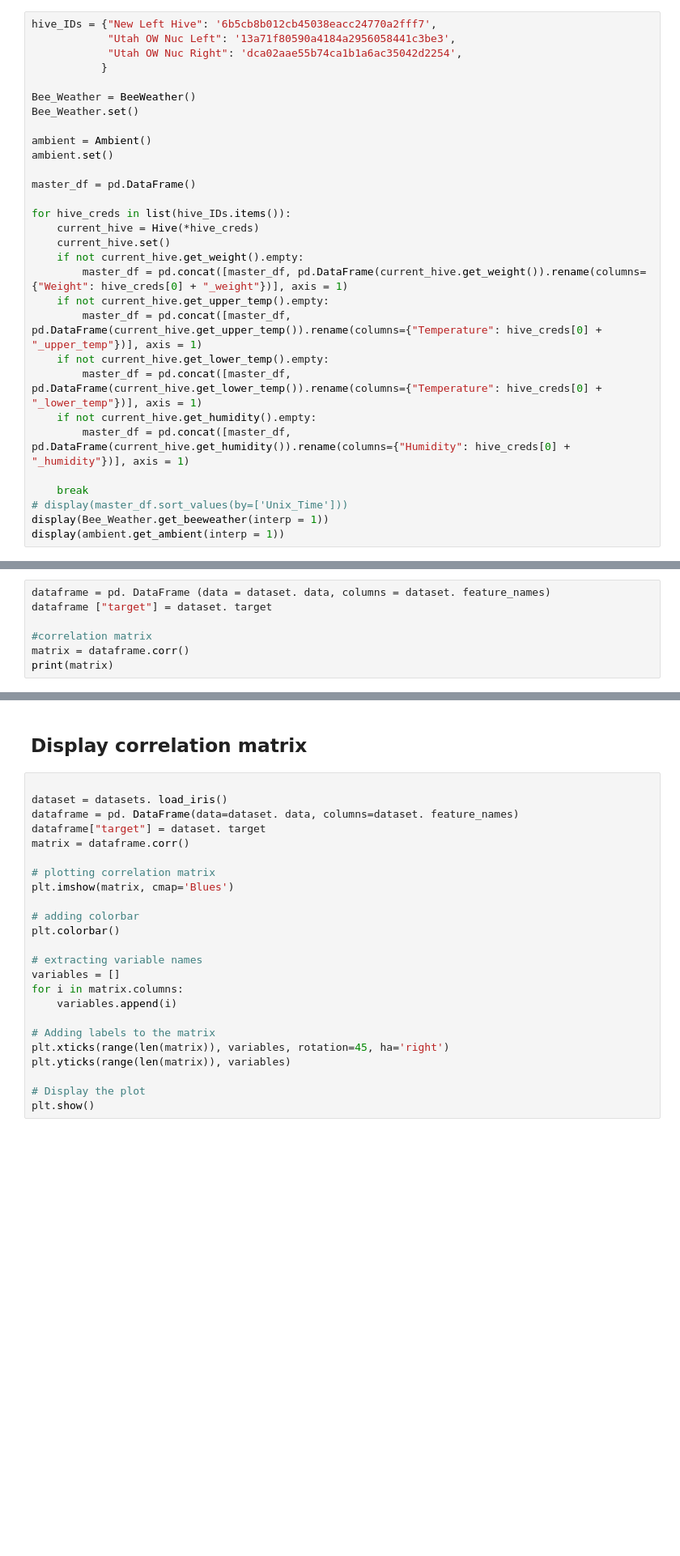
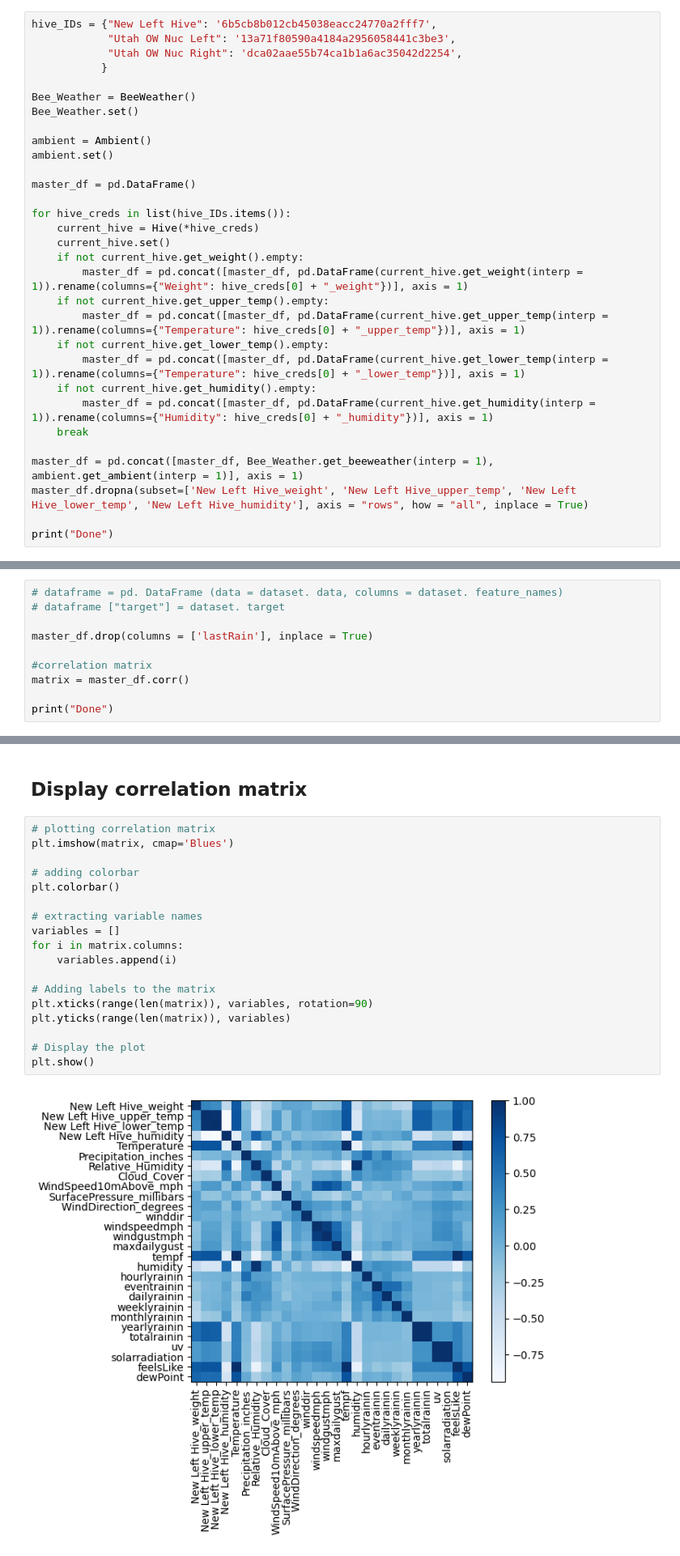
Before and after one commit to tiedyefreak22/Creative-Envy-Dashboard, a Jupyter notebook: Correlation_Matrix.ipynb, the cells around one changed output, grey strips where cells are left out. Shown at 81% size. Drawn from its saved outputs; the diff is of its cells as text; blank space fills up the shorter version.

Commit message:
work on classes and correlation matrix

```diff
--- a/Correlation_Matrix.ipynb
+++ b/Correlation_Matrix.ipynb
@@ -30,18 +30,19 @@ for hive_creds in list(hive_IDs.items()):
     current_hive = Hive(*hive_creds)
     current_hive.set()
     if not current_hive.get_weight().empty:
-        master_df = pd.concat([master_df, pd.DataFrame(current_hive.get_weight()).rename(columns={"Weight": hive_creds[0] + "_weight"})], axis = 1)
+        master_df = pd.concat([master_df, pd.DataFrame(current_hive.get_weight(interp = 1)).rename(columns={"Weight": hive_creds[0] + "_weight"})], axis = 1)
     if not current_hive.get_upper_temp().empty:
-        master_df = pd.concat([master_df, pd.DataFrame(current_hive.get_upper_temp()).rename(columns={"Temperature": hive_creds[0] + "_upper_temp"})], axis = 1)
+        master_df = pd.concat([master_df, pd.DataFrame(current_hive.get_upper_temp(interp = 1)).rename(columns={"Temperature": hive_creds[0] + "_upper_temp"})], axis = 1)
     if not current_hive.get_lower_temp().empty:
-        master_df = pd.concat([master_df, pd.DataFrame(current_hive.get_lower_temp()).rename(columns={"Temperature": hive_creds[0] + "_lower_temp"})], axis = 1)
+        master_df = pd.concat([master_df, pd.DataFrame(current_hive.get_lower_temp(interp = 1)).rename(columns={"Temperature": hive_creds[0] + "_lower_temp"})], axis = 1)
     if not current_hive.get_humidity().empty:
-        master_df = pd.concat([master_df, pd.DataFrame(current_hive.get_humidity()).rename(columns={"Humidity": hive_creds[0] + "_humidity"})], axis = 1)
+        master_df = pd.concat([master_df, pd.DataFrame(current_hive.get_humidity(interp = 1)).rename(columns={"Humidity": hive_creds[0] + "_humidity"})], axis = 1)
+    break
 
-    break
-# display(master_df.sort_values(by=['Unix_Time']))
-display(Bee_Weather.get_beeweather(interp = 1))
-display(ambient.get_ambient(interp = 1))
+master_df = pd.concat([master_df, Bee_Weather.get_beeweather(interp = 1), ambient.get_ambient(interp = 1)], axis = 1)
+master_df.dropna(subset=['New Left Hive_weight', 'New Left Hive_upper_temp', 'New Left Hive_lower_temp', 'New Left Hive_humidity'], axis = "rows", how = "all", inplace = True)
+
+print("Done")
 # %% [output]
 Processing Broodminder weather data.
 Reading Broodminder weather data.
@@ -81,9 +53,12 @@ Reading Broodminder data.
 # %% [markdown]
 ## Create correlation matrix
 # %%
-dataframe = pd. DataFrame (data = dataset. data, columns = dataset. feature_names)
-dataframe ["target"] = dataset. target
+# dataframe = pd. DataFrame (data = dataset. data, columns = dataset. feature_names)
+# dataframe ["target"] = dataset. target
+
+master_df.drop(columns = ['lastRain'], inplace = True)
 
 #correlation matrix
-matrix = dataframe.corr()
-print(matrix)
+matrix = master_df.corr()
+
+print("Done")
@@ -98,26 +76,22 @@ result['adj.pval'] = adj_pvals
 # %% [markdown]
 ## Display correlation matrix
 # %%
-
-dataset = datasets. load_iris()
-dataframe = pd. DataFrame(data=dataset. data, columns=dataset. feature_names)
-dataframe["target"] = dataset. target
-matrix = dataframe.corr()
-
 # plotting correlation matrix
 plt.imshow(matrix, cmap='Blues')
 
 # adding colorbar
 plt.colorbar()
 
 # extracting variable names
 variables = []
 for i in matrix.columns:
     variables.append(i)
 
 # Adding labels to the matrix
-plt.xticks(range(len(matrix)), variables, rotation=45, ha='right')
+plt.xticks(range(len(matrix)), variables, rotation=90)
 plt.yticks(range(len(matrix)), variables)
 
 # Display the plot
 plt.show()
+# %% [output]
+[figure, added]
```
Also changed, not shown: parts of 3 cells of this notebook, 11 other files.
